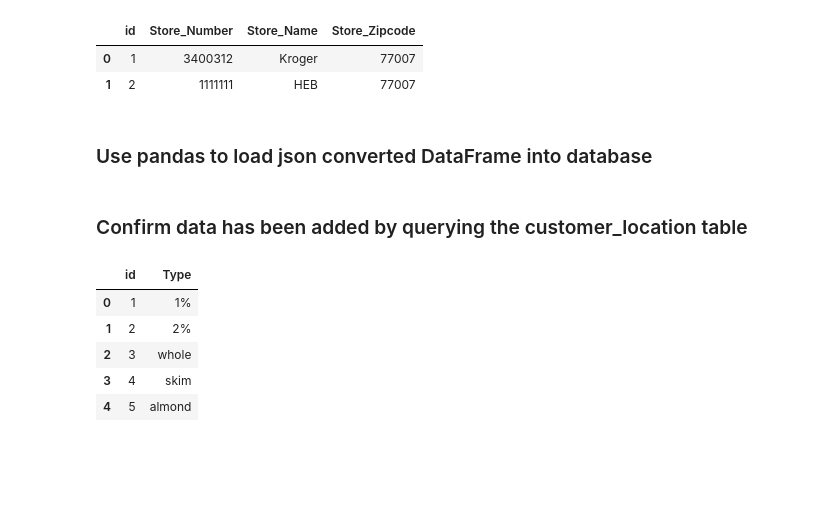
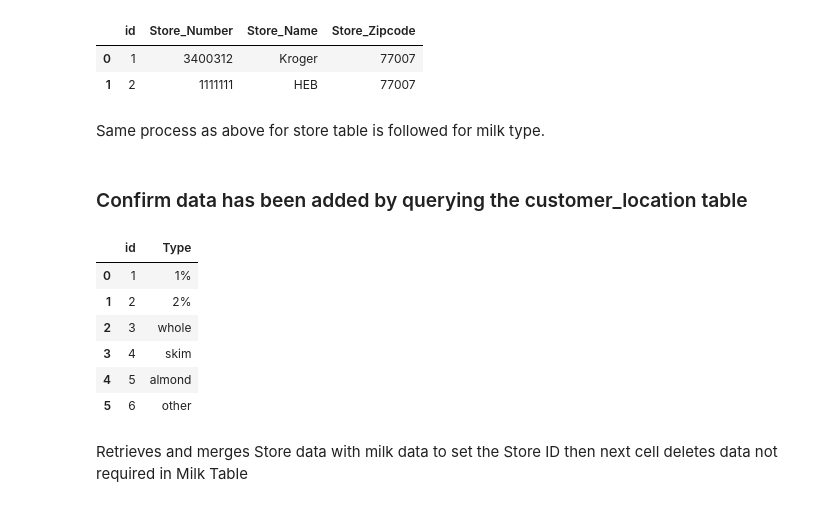
Before and after one commit to ykrasnikov/ETL-project, a Jupyter notebook: database/data_etl.ipynb, the cells around one changed output. Saved outputs shown, nothing was run; the diff lists cells and outputs as text; code cells hidden in the pictures; blank space fills up the shorter version.

```diff
--- a/database/data_etl.ipynb
+++ b/database/data_etl.ipynb
@@ -117,5 +90,5 @@ pd.read_sql_query('select * from "Store"', con=engine).head()
 |  | id | Store_Number | Store_Name | Store_Zipcode |
 | 0 | 1 | 3400312 | Kroger | 77007 |
 | 1 | 2 | 1111111 | HEB | 77007 |
-# %% [markdown]
-### Use pandas to load json converted DataFrame into database
+# %% [markdown]
+Same process as above for store table is followed for milk type.
@@ -124,14 +103,17 @@ milk_type_df.to_sql(name='Milk_Type', con=engine, if_exists='append', index=Fals
 # %% [markdown]
 ### Confirm data has been added by querying the customer_location table
 # %%
-pd.read_sql_query('select * from "Milk_Type"', con=engine).head()
+pd.read_sql_query('select * from "Milk_Type"', con=engine)
 # %% [output]
 |  | id | Type |
 | 0 | 1 | 1% |
 | 1 | 2 | 2% |
 | 2 | 3 | whole |
 | 3 | 4 | skim |
 | 4 | 5 | almond |
+| 5 | 6 | other |
+# %% [markdown]
+Retrieves and merges Store data with milk data to set the Store ID then next cell deletes data not required in Milk Table
 # %%
 stores2_df = pd.read_sql_query('select * from "Store"', con=engine).head()
 milk_df = milk_df.merge(stores2_df, on = 'Store_Number')
```
Also changed, not shown: parts of 25 cells of this notebook.
